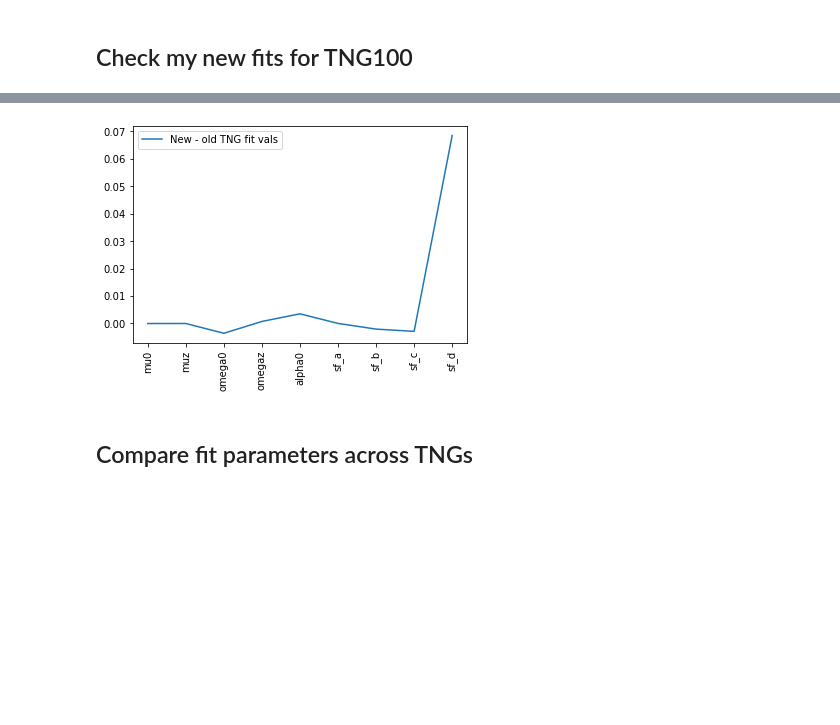
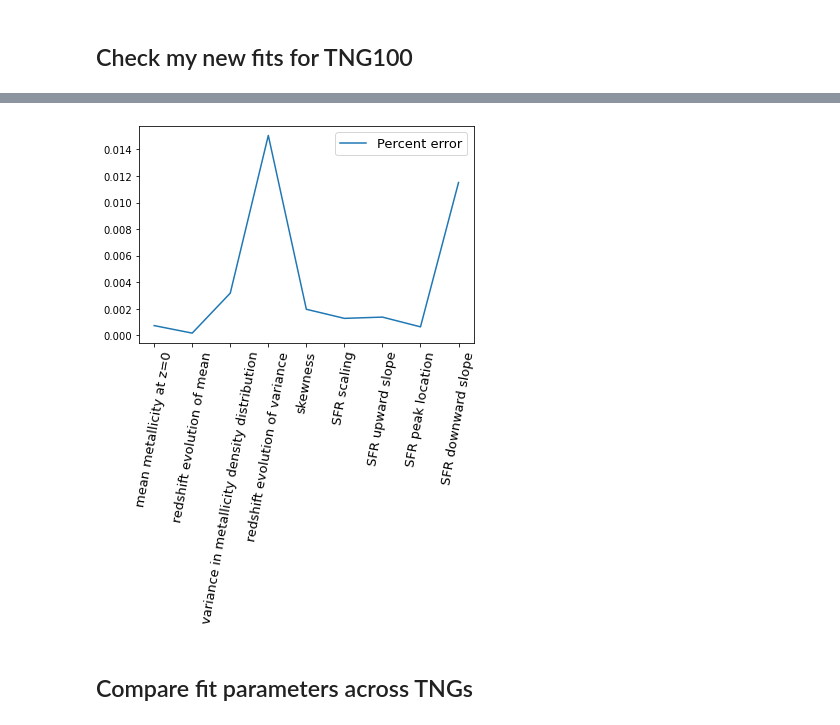
Before and after one commit to sashalvna/Fit_SFRD_TNG, a Jupyter notebook: Fit_model_to_sfrdzZ_TNG.ipynb, the cells around one changed output, grey strips where cells are left out. Cells and saved outputs as stored; diff of their text form; code cells hidden in the pictures; blank space fills up the shorter version.

```diff
--- a/Fit_model_to_sfrdzZ_TNG.ipynb
+++ b/Fit_model_to_sfrdzZ_TNG.ipynb
@@ -275,7 +306,7 @@ Rboxval = 35 #35 for TNG50, 75 for 100, 205 for 300
 # %%
 new_vals = np.loadtxt(paths.data / "test_best_fit_parameters_TNG100.txt", skiprows=1, delimiter=",")
 old_vals = np.loadtxt(paths.data / "test_best_fit_parameters.txt", skiprows=1, delimiter=",")
-ticks =  ["mu0", "muz", "omega0", "omegaz", "alpha0","sf_a", "sf_b", "sf_c", "sf_d"]
+ticks =  ["mean metallicity at z=0", "redshift evolution of mean", "variance in metallicity density distribution", "redshift evolution of variance", "skewness","SFR scaling", "SFR upward slope", "SFR peak location", "SFR downward slope"]
 # %%
 fig, ax = plt.subplots(1,1)
 x = [0,1,2,3,4,5,6,7,8]
@@ -289,12 +320,12 @@ ax.legend();
 # %%
 fig, ax = plt.subplots(1,1)
 x = [0,1,2,3,4,5,6,7,8]
-ax.plot(x, new_vals-old_vals, label='New - old TNG fit vals')
+ax.plot(x, abs((new_vals-old_vals)/old_vals), label='Percent error')
 ax.set_xticks(x)
-ax.set_xticklabels(ticks, rotation='vertical', fontsize=10)
-ax.legend();
+ax.set_xticklabels(ticks, rotation=80, fontsize=13)
+ax.legend(fontsize=13);
 # %% [output]
-[figure, old version]
+[figure, new version]
 # %% [markdown]
 ## Compare fit parameters across TNGs
 # %%
```
Also changed, not shown: parts of 21 cells of this notebook, 5 other files.
